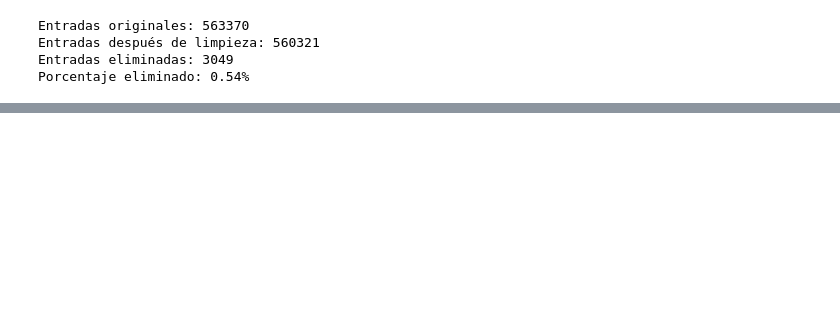
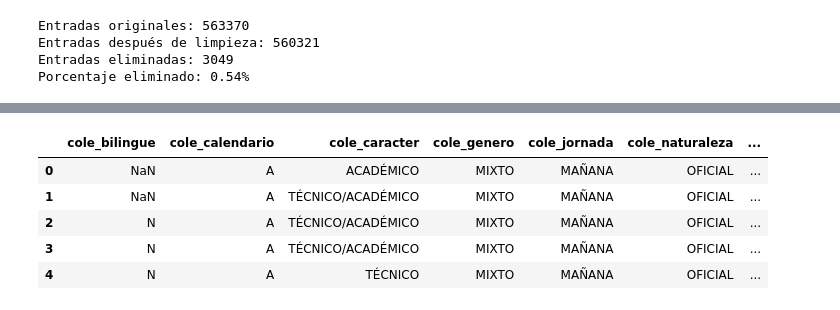
Before and after one commit to WilliamBayona/actd-proyecto2, a Jupyter notebook: limpieza.ipynb, the cells around one changed output, grey strips where cells are left out. Saved outputs shown, nothing was run; the diff lists cells and outputs as text; code cells hidden in the pictures; blank space fills up the shorter version.

```diff
--- a/limpieza.ipynb
+++ b/limpieza.ipynb
@@ -500,0 +543,9 @@ df1.to_csv("data2016_P1_limpio.csv", index=False)
+# %%
+df2.head()
+# %% [output]
+|  | cole_bilingue | cole_calendario | cole_caracter | cole_genero | cole_jornada | cole_naturaleza | ... |
+| 0 | NaN | A | ACADÉMICO | MIXTO | MAÑANA | OFICIAL | ... |
+| 1 | NaN | A | TÉCNICO/ACADÉMICO | MIXTO | MAÑANA | OFICIAL | ... |
+| 2 | N | A | TÉCNICO/ACADÉMICO | MIXTO | MAÑANA | OFICIAL | ... |
+| 3 | N | A | TÉCNICO/ACADÉMICO | MIXTO | MAÑANA | OFICIAL | ... |
+| 4 | N | A | TÉCNICO | MIXTO | MAÑANA | OFICIAL | ... |
```
Also changed, not shown: parts of 34 cells of this notebook, 1 other file.
